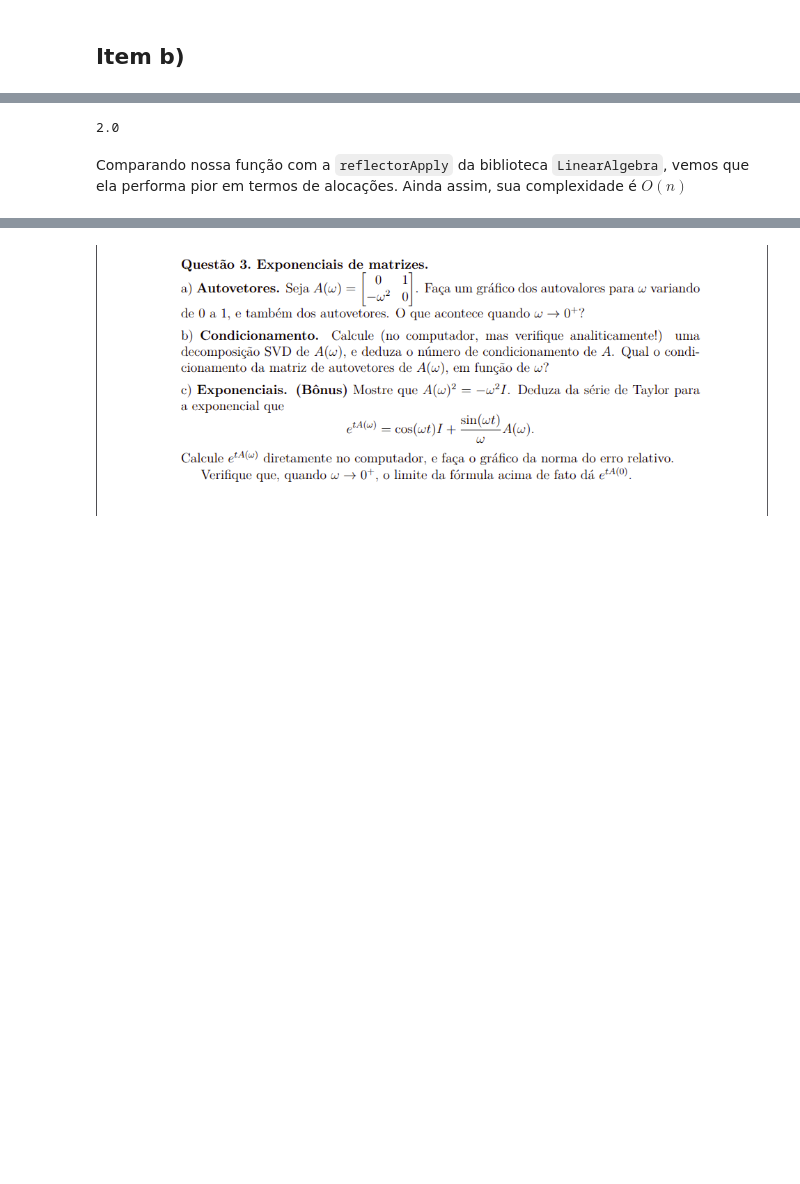
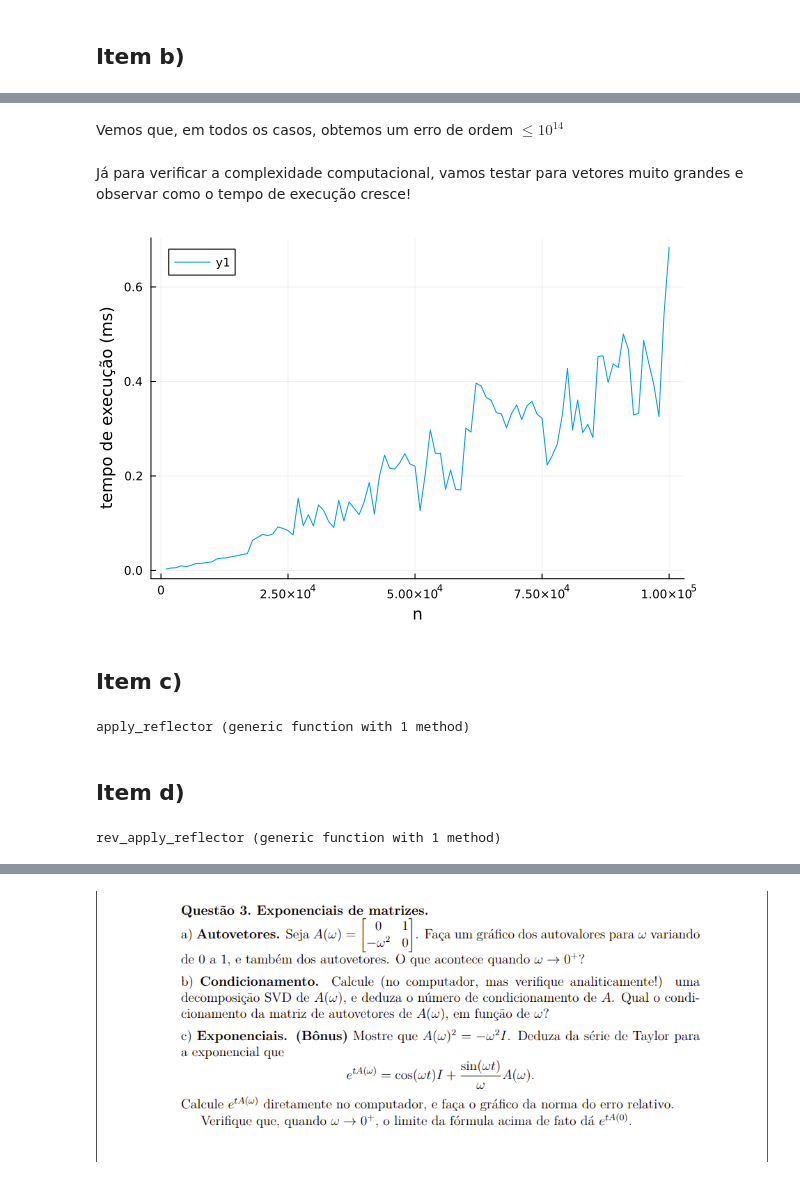
Before and after one commit to ninotica/aln-projeto-04, a Jupyter notebook: Projeto-04-pedro-nina.ipynb, the cells around one changed output, grey strips where cells are left out. Saved outputs shown, nothing was run; the diff lists cells and outputs as text; code cells hidden in the pictures; blank space fills up the shorter version.

```diff
--- a/Projeto-04-pedro-nina.ipynb
+++ b/Projeto-04-pedro-nina.ipynb
@@ -24,13 +26,25 @@ O exato oposto é válido quando $x$ é negativo: $x$ muito próximo de $e_1$ to
 # %%
-function reflector(x)
-    v = x
-    v[1] -= - norm(x)
+function reflector(x::Vector{<:AbstractFloat})
+    v = copy(x)
+    nrm = norm(x)
+
+    if nrm ≈ 0
+        return v, 0.0
+    end
+
+    v[1] -= nrm
 
     if x[1] >= 0
-        beta = (norm(x) + x[1]) / (norm(x) * norm(x[2:end]) ** 2)
+        nrm_resto = norm(@view x[2:end])
+        if nrm_resto ≈ 0
+            return v, 0.0
+        end
+        beta = (nrm + x[1]) / (nrm * norm(x[2:end]) ^ 2)
     else
-        beta = 1 / (norm(x) * (norm(x) - x[1]))
+        beta = 1 / (nrm * (nrm - x[1]))
     end
 
     return v, beta
 end
+
+@time reflector([0, 0, 0])
@@ -101,6 +131,4 @@ Suggestion: check for spelling errors or missing imports.
-# %%
-LinearAlgebra.reflector!([1, 0, 0, 0])
-# %% [output]
-2.0
-# %% [markdown]
-Comparando nossa função com a `reflectorApply` da biblioteca `LinearAlgebra`, vemos que ela performa pior em termos de alocações. Ainda assim, sua complexidade é $O(n)$
+# %% [markdown]
+Vemos que, em todos os casos, obtemos um erro de ordem $\leq 10^{14}$
+# %% [markdown]
+Já para verificar a complexidade computacional, vamos testar para vetores muito grandes e observar como o tempo de execução cresce!
@@ -106,0 +137,38 @@ Comparando nossa função com a `reflectorApply` da biblioteca `LinearAlgebra`,
+# %%
+sizes = 1000:1000:100_000
+times = zeros(length(sizes))
+
+for (k, i) in enumerate(sizes)
+    b = rand(i)
+    v, beta = reflector(b)
+    r = Refletores(v, beta)
+
+    t = @benchmark apply_reflector!(r, b_copy) setup=(b_copy=copy($b)) evals=1 samples=1000
+    times[k] = median(t).time
+end
+
+plot(sizes, times ./ 1e6, xlabel="n", ylabel="tempo de execução (ms)")
+# %% [output]
+[figure, added]
+# %% [markdown]
+## Item c)
+# %%
+function apply_reflector(ref, A)
+    A = float(copy(A))
+    start = size(A, 1)-ref.dim+1
+    A[start:end, :] .-= ref.beta .* ref.v .* (ref.v' * A[start:end, :])
+    return A
+end
+# %% [output]
+apply_reflector (generic function with 1 method)
+# %% [markdown]
+## Item d)
+# %%
+function rev_apply_reflector(ref, A)
+    A = float(copy(A))
+    start = size(A, 2)-ref.dim+1
+    A[:, start:end] .-= ref.beta .* (A[:, start:end]*ref.v) .*ref.v'
+    return A
+end
+# %% [output]
+rev_apply_reflector (generic function with 1 method)
```
Also changed, not shown: parts of 13 cells of this notebook.
